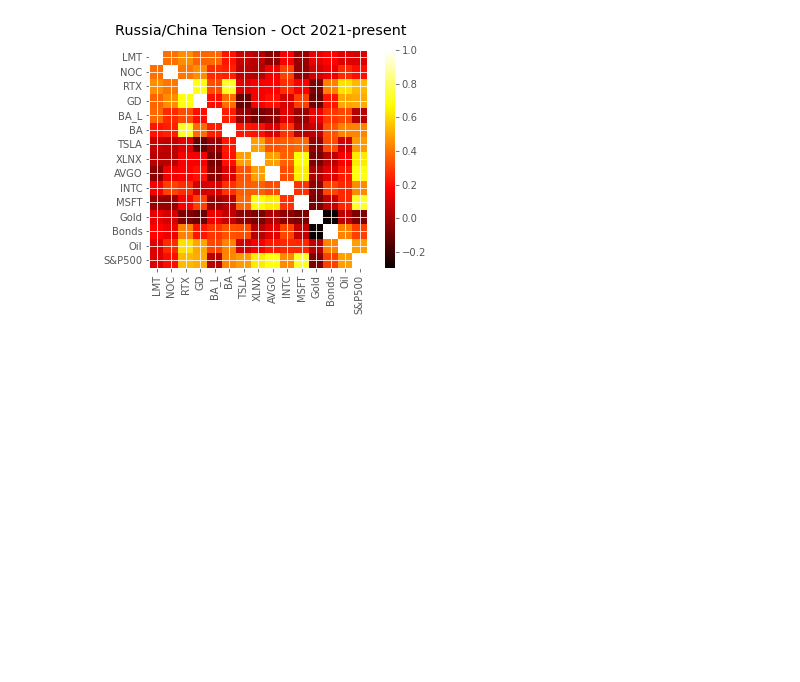
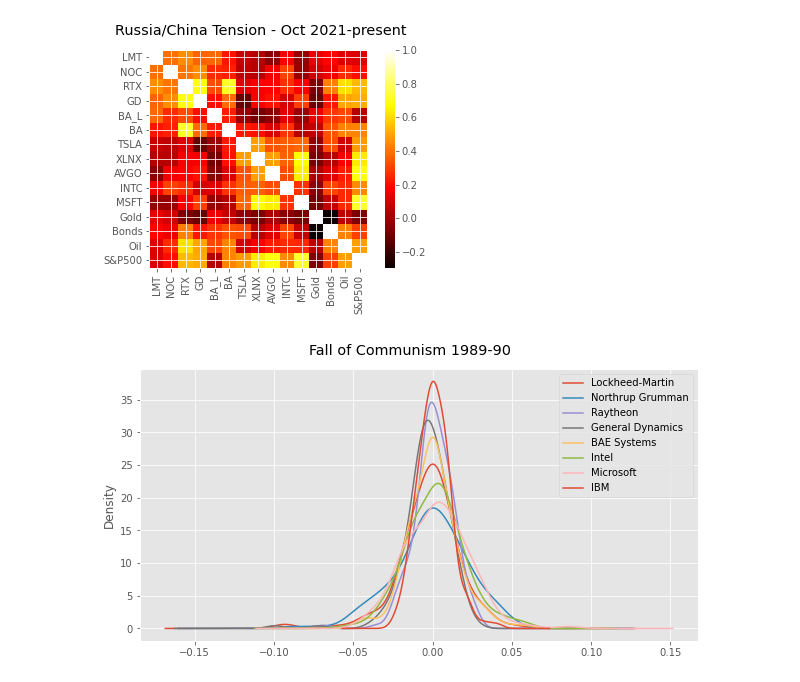
Before and after one commit to zchap40/Project1, a Jupyter notebook: Sadek_DefenseStocks_Project1.ipynb, the cells around one changed output. Cells and saved outputs as stored; diff of their text form; code cells hidden in the pictures; blank space fills up the shorter version.

```diff
--- a/Sadek_DefenseStocks_Project1.ipynb
+++ b/Sadek_DefenseStocks_Project1.ipynb
@@ -624,3 +624,43 @@ plt.yticks(range(len(stock_corr_E)), stock_corr_E.columns);
 plt.suptitle('Russia/China Tension - Oct 2021-present', y=0.97, size='x-large');
 # %% [output]
 [figure]
+# %%
+# Calculating the returns of each of the stocks so we can directly visualise their volatility
+
+LMT['Returns'] = (LMT['Adj Close']/(LMT['Adj Close'].shift(1))) - 1
+NOC['Returns'] = (NOC['Adj Close']/(NOC['Adj Close'].shift(1))) - 1
+RTX['Returns'] = (RTX['Adj Close']/(RTX['Adj Close'].shift(1))) - 1
+GD['Returns'] = (GD['Adj Close']/(GD['Adj Close'].shift(1))) - 1
+BA_L['Returns'] = (BA_L['Adj Close']/(BA_L['Adj Close'].shift(1))) - 1
+LHX['Returns'] = (LHX['Adj Close']/(LHX['Adj Close'].shift(1))) - 1
+LDOS['Returns'] = (LDOS['Adj Close']/(LDOS['Adj Close'].shift(1))) - 1
+BA['Returns'] = (BA['Adj Close']/(BA['Adj Close'].shift(1))) - 1
+HON['Returns'] = (HON['Adj Close']/(HON['Adj Close'].shift(1))) - 1
+AIR_DE['Returns'] = (AIR_DE['Adj Close']/(AIR_DE['Adj Close'].shift(1))) - 1
+RRU_DE['Returns'] = (RRU_DE['Adj Close']/(RRU_DE['Adj Close'].shift(1))) - 1
+TSLA['Returns'] = (TSLA['Adj Close']/(TSLA['Adj Close'].shift(1))) - 1
+XLNX['Returns'] = (XLNX['Adj Close']/(XLNX['Adj Close'].shift(1))) - 1
+AVGO['Returns'] = (AVGO['Adj Close']/(AVGO['Adj Close'].shift(1))) - 1
+GFS['Returns'] = (GFS['Adj Close']/(GFS['Adj Close'].shift(1))) - 1
+INTC['Returns'] = (INTC['Adj Close']/(INTC['Adj Close'].shift(1))) - 1
+MSFT['Returns'] = (MSFT['Adj Close']/(MSFT['Adj Close'].shift(1))) - 1
+IBM['Returns'] = (IBM['Adj Close']/(IBM['Adj Close'].shift(1))) - 1
+GC_F['Returns'] = (GC_F['Adj Close']/(GC_F['Adj Close'].shift(1))) - 1
+CL_F['Returns'] = (CL_F['Adj Close']/(CL_F['Adj Close'].shift(1))) - 1
+GSPC['Returns'] = (GSPC['Adj Close']/(GSPC['Adj Close'].shift(1))) - 1
+# %%
+# Plot KDE for Period A
+
+LMT['Returns'].loc[fall_comm_start:fall_comm_end].plot(kind='kde', label='Lockheed-Martin', figsize=(10,5))
+NOC['Returns'].loc[fall_comm_start:fall_comm_end].plot(kind='kde', label='Northrup Grumman')
+RTX['Returns'].loc[fall_comm_start:fall_comm_end].plot(kind='kde', label='Raytheon')
+GD['Returns'].loc[fall_comm_start:fall_comm_end].plot(kind='kde', label='General Dynamics')
+BA_L['Returns'].loc[fall_comm_start:fall_comm_end].plot(kind='kde', label='BAE Systems')
+INTC['Returns'].loc[fall_comm_start:fall_comm_end].plot(kind='kde', label='Intel')
+MSFT['Returns'].loc[fall_comm_start:fall_comm_end].plot(kind='kde', label='Microsoft')
+IBM['Returns'].loc[fall_comm_start:fall_comm_end].plot(kind='kde', label='IBM')
+
+plt.legend()
+plt.suptitle('Fall of Communism 1989-90', y=0.95, size='x-large');
+# %% [output]
+[figure, added]
```
Also changed, not shown: parts of 4 cells of this notebook, 5 other files.
